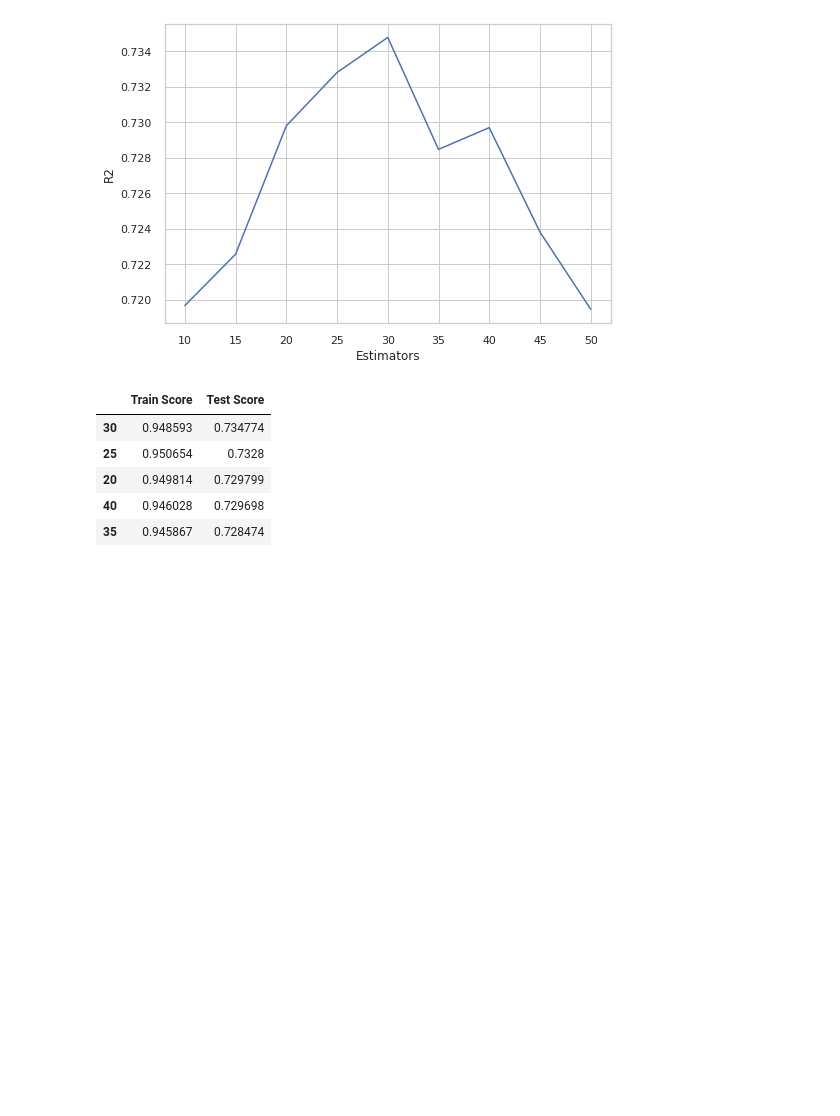
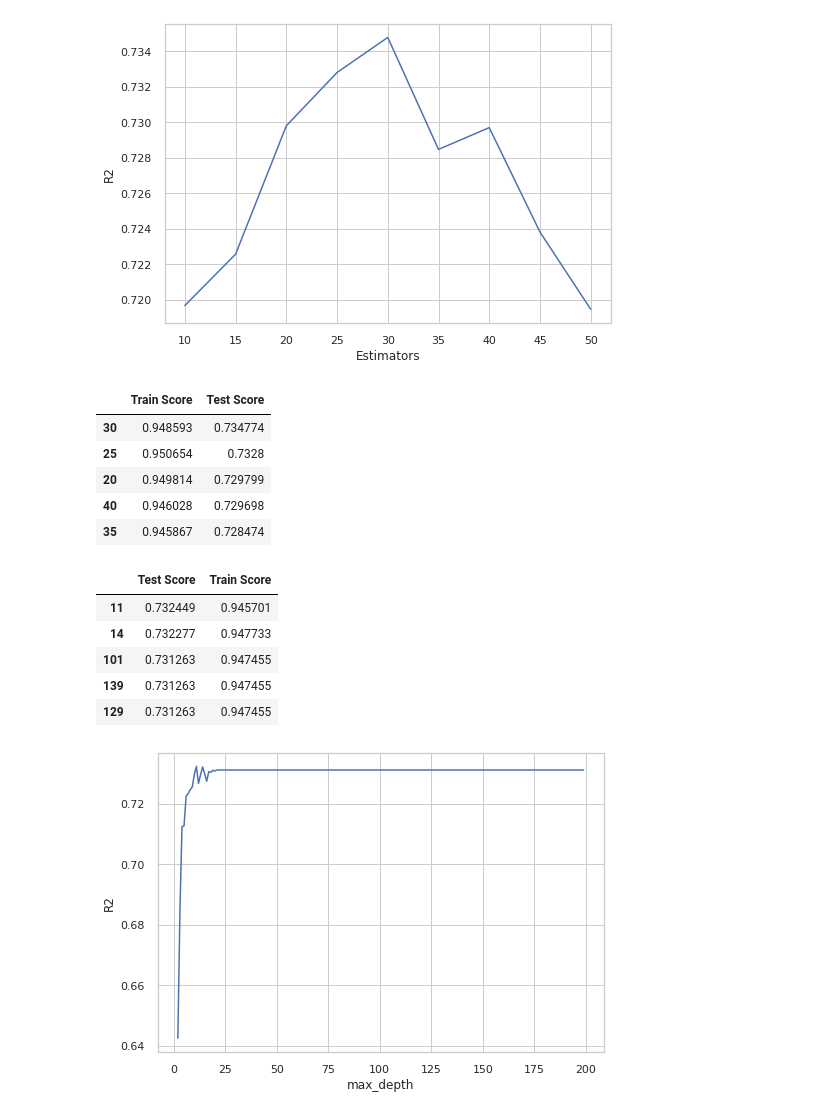
Before and after one commit to blakedshull/datascience, a Jupyter notebook: Project_2.ipynb, the cells around one changed output. Drawn from its saved outputs; the diff is of its cells as text; code cells hidden in the pictures; blank space fills up the shorter version.

```diff
--- a/Project_2.ipynb
+++ b/Project_2.ipynb
@@ -468,3 +466,26 @@ bag_scores.head()
 | 20 | 0.949814 | 0.729799 |
 | 40 | 0.946028 | 0.729698 |
 | 35 | 0.945867 | 0.728474 |
+# %%
+depths2 = list(range(2, 200))
+bag_scores2 = pd.DataFrame(index=depths2, columns=['Test Score','Train Score'])
+for depth2 in depths2:
+    bagforest = RandomForestRegressor(max_depth=depth2, n_estimators=30, random_state=42)
+    bagforest.fit(X_train, y_train)
+    bagforest_train_score = bagforest.score(X_train, y_train)
+    bagforest_test_score = bagforest.score(X_test, y_test)
+    bag_scores2.loc[depth2, 'Train Score'] = bagforest_train_score
+    bag_scores2.loc[depth2, 'Test Score'] = bagforest_test_score
+plt.plot(depths2, bag_scores2['Test Score'])
+plt.xlabel('max_depth')
+plt.ylabel('R2');
+bag_scores2 = bag_scores2.sort_values(by='Test Score', ascending=False)
+bag_scores2.head()
+# %% [output]
+|  | Test Score | Train Score |
+| 11 | 0.732449 | 0.945701 |
+| 14 | 0.732277 | 0.947733 |
+| 101 | 0.731263 | 0.947455 |
+| 139 | 0.731263 | 0.947455 |
+| 129 | 0.731263 | 0.947455 |
+[figure, added]
```
Also changed, not shown: parts of 29 cells of this notebook.
